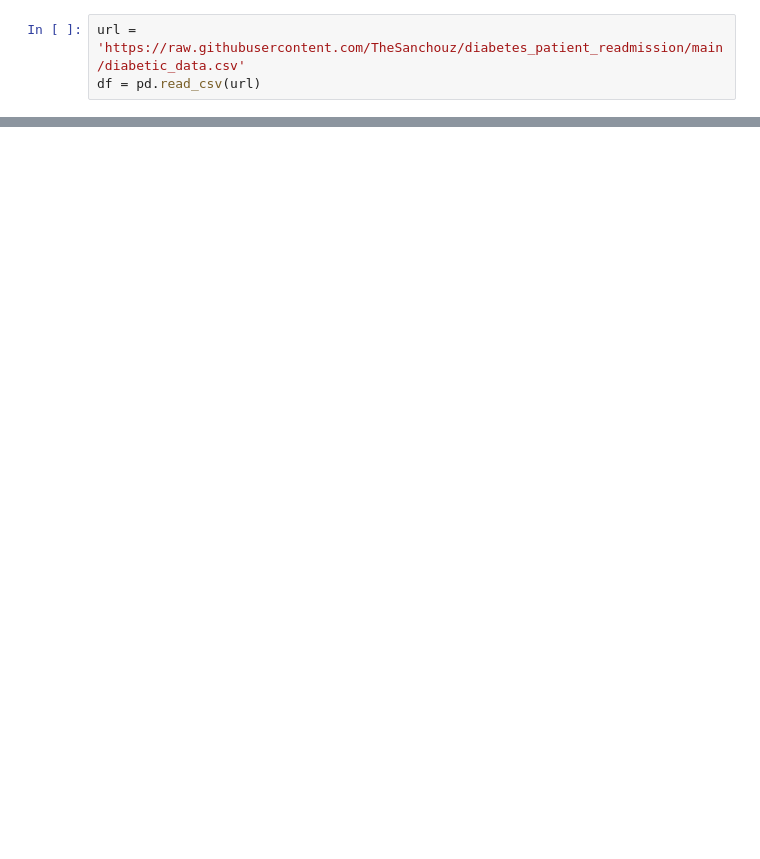
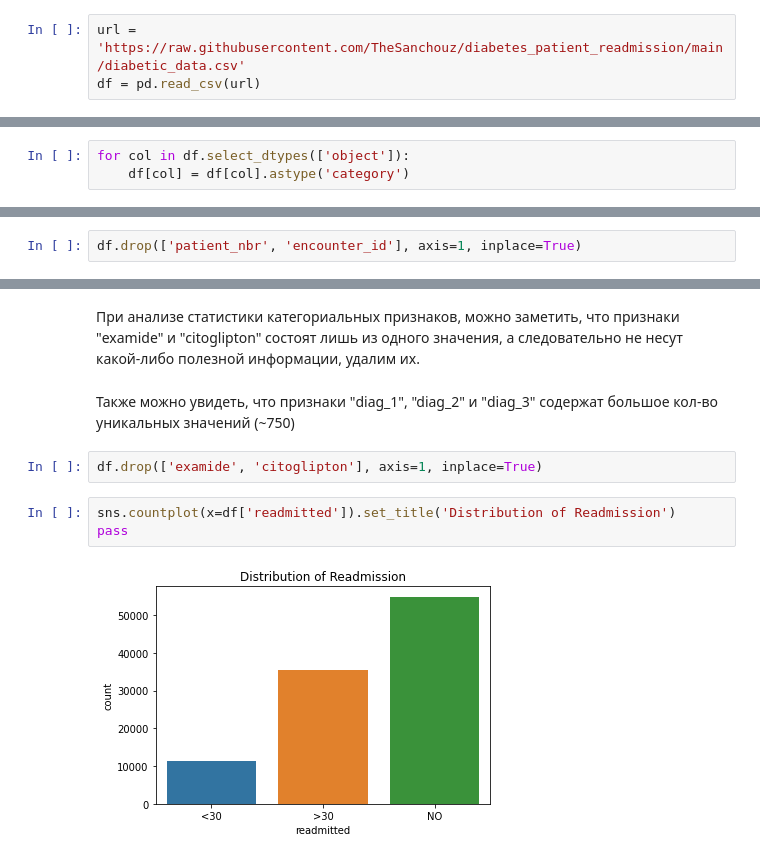
Before and after one commit to TheSanchouz/diabetes_patient_readmission, a Jupyter notebook: notebook.ipynb, the cells around one changed output, grey strips where cells are left out. Saved outputs shown, nothing was run; the diff lists cells and outputs as text; blank space fills up the shorter version.

```diff
--- a/notebook.ipynb
+++ b/notebook.ipynb
@@ -30,0 +124,3 @@ df.head(10).T
+# %%
+for col in df.select_dtypes(['object']):
+    df[col] = df[col].astype('category')
@@ -30,0 +149,2 @@ df.head(10).T
+# %%
+df.drop(['patient_nbr', 'encounter_id'], axis=1, inplace=True)
@@ -30,0 +175,12 @@ df.head(10).T
+# %% [markdown]
+При анализе статистики категориальных признаков, можно заметить, что признаки "examide" и "citoglipton" состоят лишь из одного значения, а следовательно не несут какой-либо полезной информации, удалим их.
+# %% [markdown]
+
+Также можно увидеть, что признаки "diag_1", "diag_2" и "diag_3" содержат большое кол-во уникальных значений (~750)
+# %%
+df.drop(['examide', 'citoglipton'], axis=1, inplace=True)
+# %%
+sns.countplot(x=df['readmitted']).set_title('Distribution of Readmission')
+pass
+# %% [output]
+[figure, added]
```
Also changed, not shown: parts of 122 cells of this notebook.
